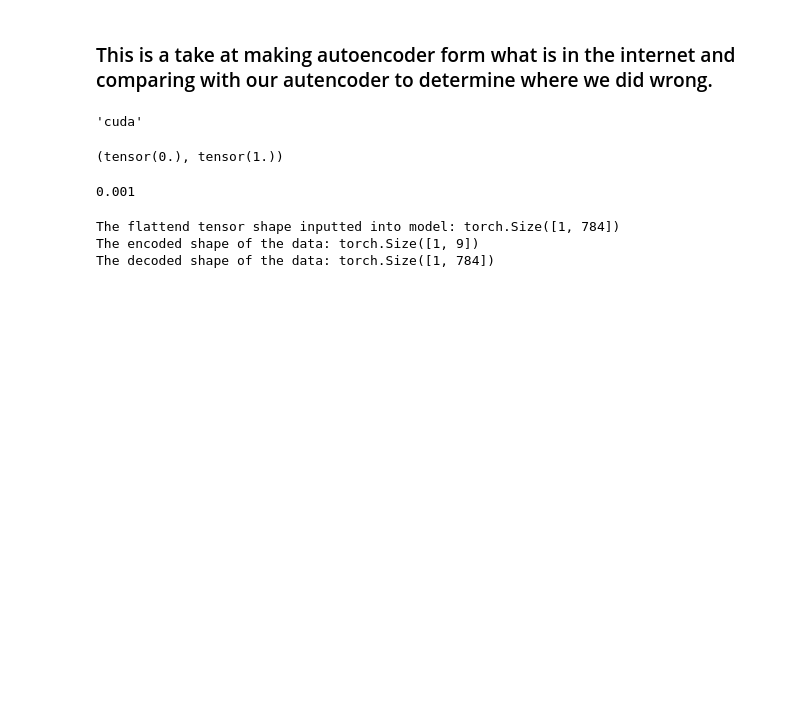
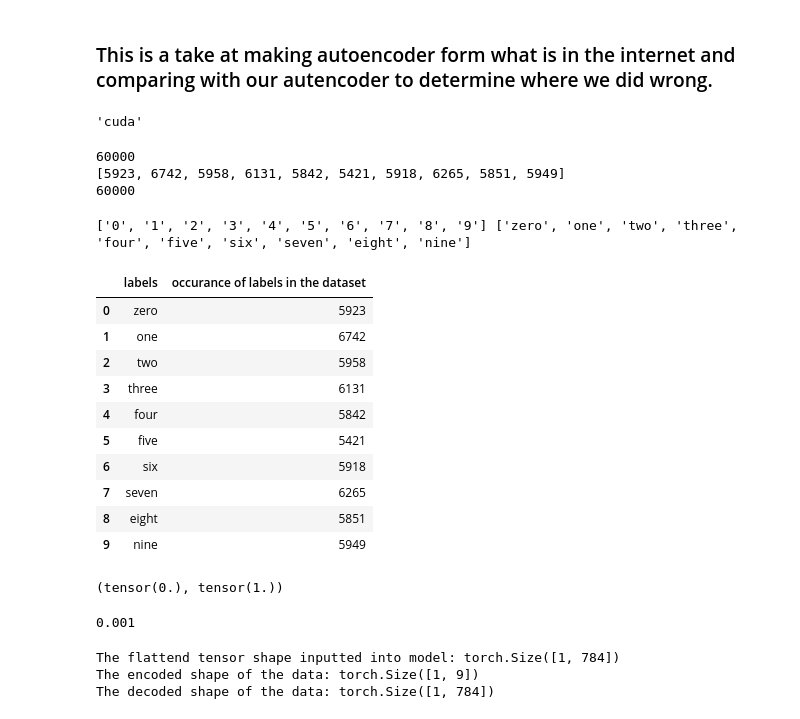
Before and after one commit to kmsmeng/ML_Projects, a Jupyter notebook: Image_Clustering/follow_from_video_linear.ipynb, the cells around one changed output. Cells and saved outputs as stored; diff of their text form; code cells hidden in the pictures; blank space fills up the shorter version.

```diff
--- a/Image_Clustering/follow_from_video_linear.ipynb
+++ b/Image_Clustering/follow_from_video_linear.ipynb
@@ -25,6 +25,50 @@ train_data = datasets.MNIST(root='./',
 train_dataloader = DataLoader(dataset=train_data,
                               batch_size=64,
                               shuffle=True)
+# %%
+x = [0]*len(train_data.classes)
+
+for i in range(len(train_data)):
+
+    # print(train_data[i][1])
+    label = train_data[i][1]
+    # print(label)
+    x[label] += 1
+
+print(len(train_data))
+print(x)
+print(sum(x))
+# %% [output]
+60000
+[5923, 6742, 5958, 6131, 5842, 5421, 5918, 6265, 5851, 5949]
+60000
+# %%
+numbers = [item.split(' - ')[0] for item in train_data.classes]
+letters = [item.split(' - ')[1] for item in train_data.classes]
+print(numbers, letters)
+# %% [output]
+['0', '1', '2', '3', '4', '5', '6', '7', '8', '9'] ['zero', 'one', 'two', 'three', 'four', 'five', 'six', 'seven', 'eight', 'nine']
+# %%
+import pandas as pd
+
+df = pd.DataFrame([letters, x])
+
+df_transposed = df.T
+
+df_transposed.columns = ['labels', 'occurance of labels in the dataset']
+df_transposed
+# %% [output]
+|  | labels | occurance of labels in the dataset |
+| 0 | zero | 5923 |
+| 1 | one | 6742 |
+| 2 | two | 5958 |
+| 3 | three | 6131 |
+| 4 | four | 5842 |
+| 5 | five | 5421 |
+| 6 | six | 5918 |
+| 7 | seven | 6265 |
+| 8 | eight | 5851 |
+| 9 | nine | 5949 |
 # %%
 # Check the range of the data [which is (0 to 1)]
 image, label = train_data[0]
```
Also changed, not shown: parts of 12 cells of this notebook, 14 other files.
